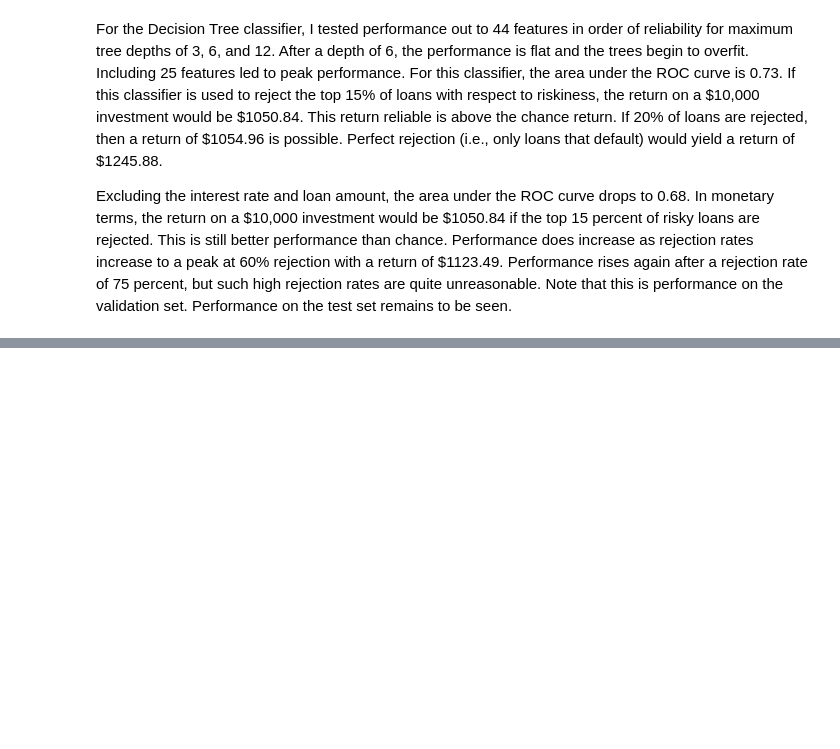
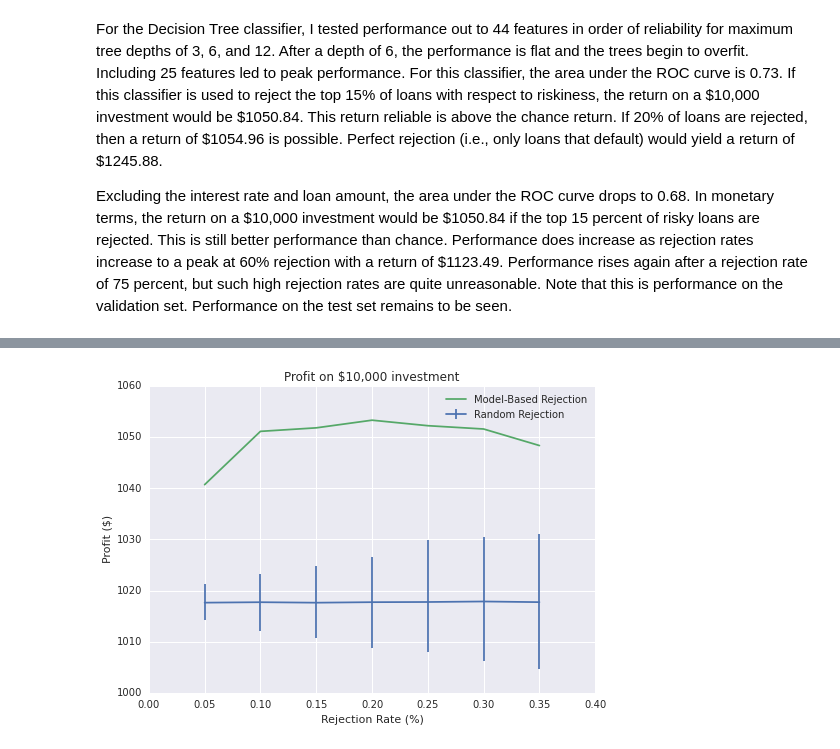
Before and after one commit to jsabrams/ds_workshop, a Jupyter notebook: capstone_project/lending_club_modeling.ipynb, the cells around one changed output, grey strips where cells are left out. Cells and saved outputs as stored; diff of their text form; code cells hidden in the pictures; blank space fills up the shorter version.

```diff
--- a/capstone_project/lending_club_modeling.ipynb
+++ b/capstone_project/lending_club_modeling.ipynb
@@ -379,0 +414,11 @@ Excluding the interest rate and loan amount, the area under the ROC curve drops
+# %%
+#Look at performance in monetary terms for validation set
+probas_ = RF_clf.predict_proba(X_val[reliable_feat.index[0:18]])
+prob_default = pd.Series(data = probas_[:,1], index=X_val[reliable_feat.index[0:18]].index)
+pred_ROI = ROI.loc[X_val[reliable_feat.index[0:18]].index]
+pred_ROI['default'] = y_val
+b = 10000
+p_rej = np.arange(0.05, 0.4, 0.05)
+val_frame = lr.model_perf_dollars(pred_ROI, prob_default, p_rej, 'default', 'roi', 0)
+# %% [output]
+[figure, added]
```
Also changed, not shown: parts of 10 cells of this notebook.
